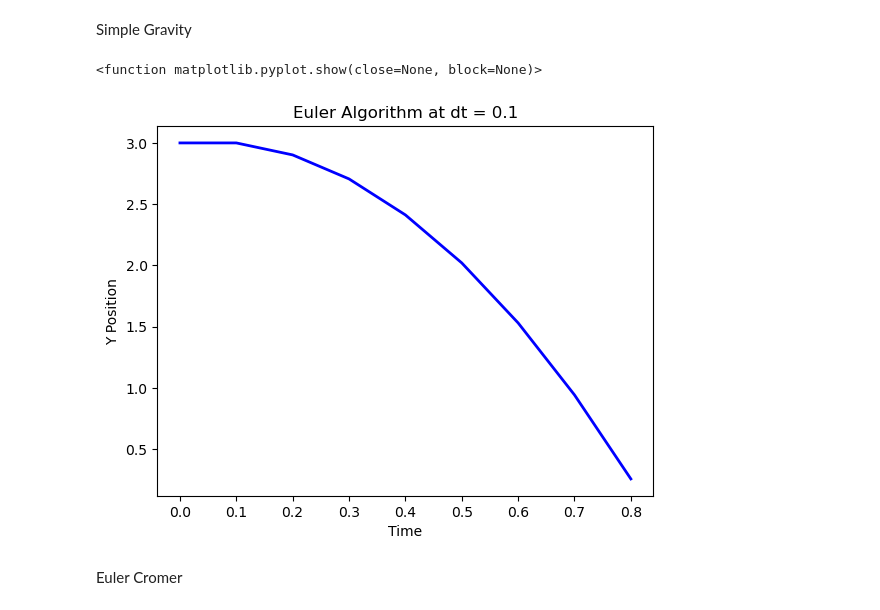
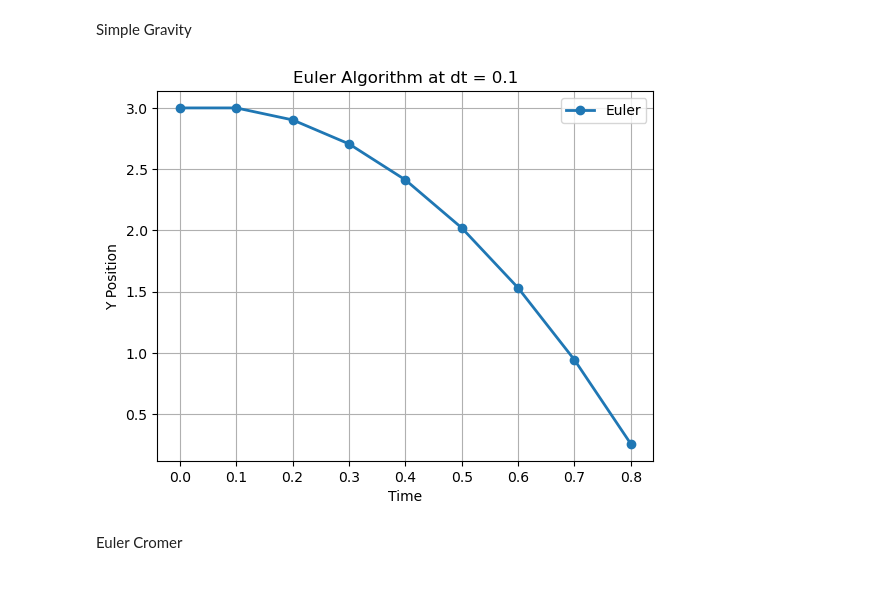
Before and after one commit to Gram-S/SimProjects, a Jupyter notebook: Ode_Integrators_Solution.ipynb, the cells around one changed output. Saved outputs shown, nothing was run; the diff lists cells and outputs as text; code cells hidden in the pictures.

```diff
--- a/Ode_Integrators_Solution.ipynb
+++ b/Ode_Integrators_Solution.ipynb
@@ -32,21 +32,22 @@ Simple Gravity
 # %%
 def simple_gravity(t, y, g):
     return -g[0][0]*t
 
 g0 = 9.8 # Given bounds
 y0 = [3, 0]
-t0 = [0, math.sqrt(6/g)]
+t0 = [0, math.sqrt(6/g0)]
 t, y = solve_ode(simple_gravity, t0, y0, Euler, g0) # Run the solver
 
 # Plotting
-plt.plot(t, y, 'b-', linewidth=2)
+plt.plot(t, y, 'o-', linewidth=2, label="Euler")
+plt.grid(True)
 plt.title("Euler Algorithm at dt = " + str(dt))
 plt.ylabel('Y Position')
 plt.xlabel('Time')
-plt.show
+plt.legend()
+plt.show()
 # %% [output]
-<function matplotlib.pyplot.show(close=None, block=None)>
-[figure, old version]
+[figure, new version]
 # %% [markdown]
 Euler Cromer
 # %%
```
Also changed, not shown: parts of 2 cells of this notebook.
